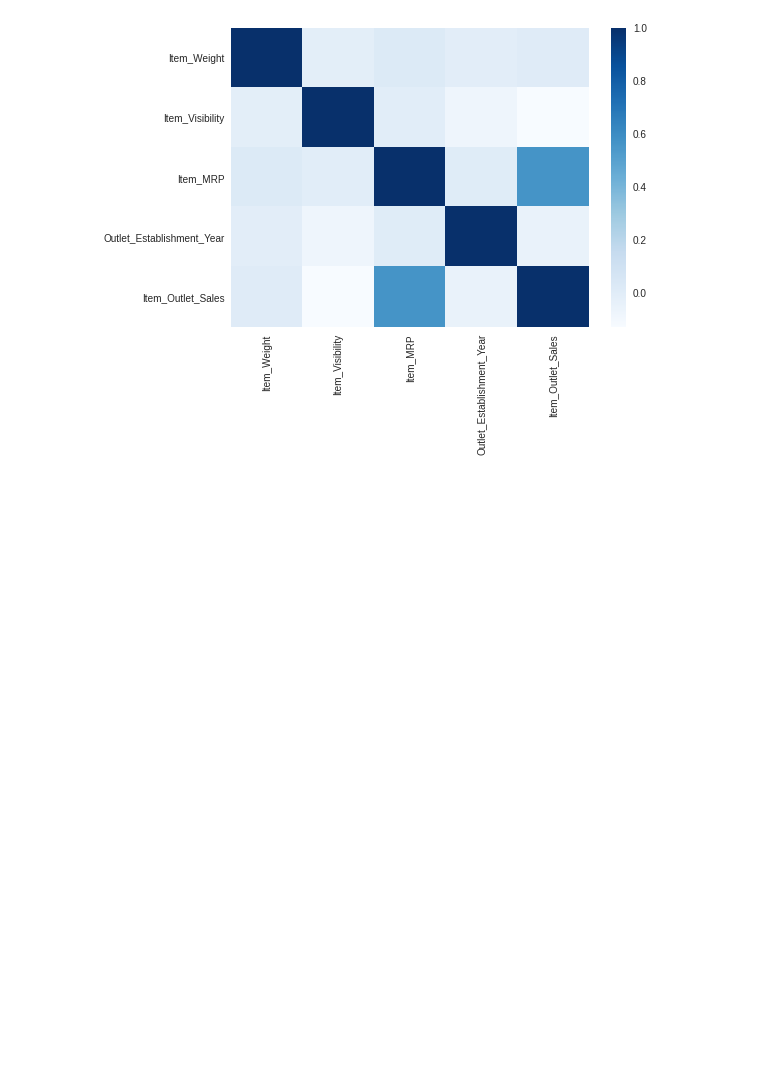
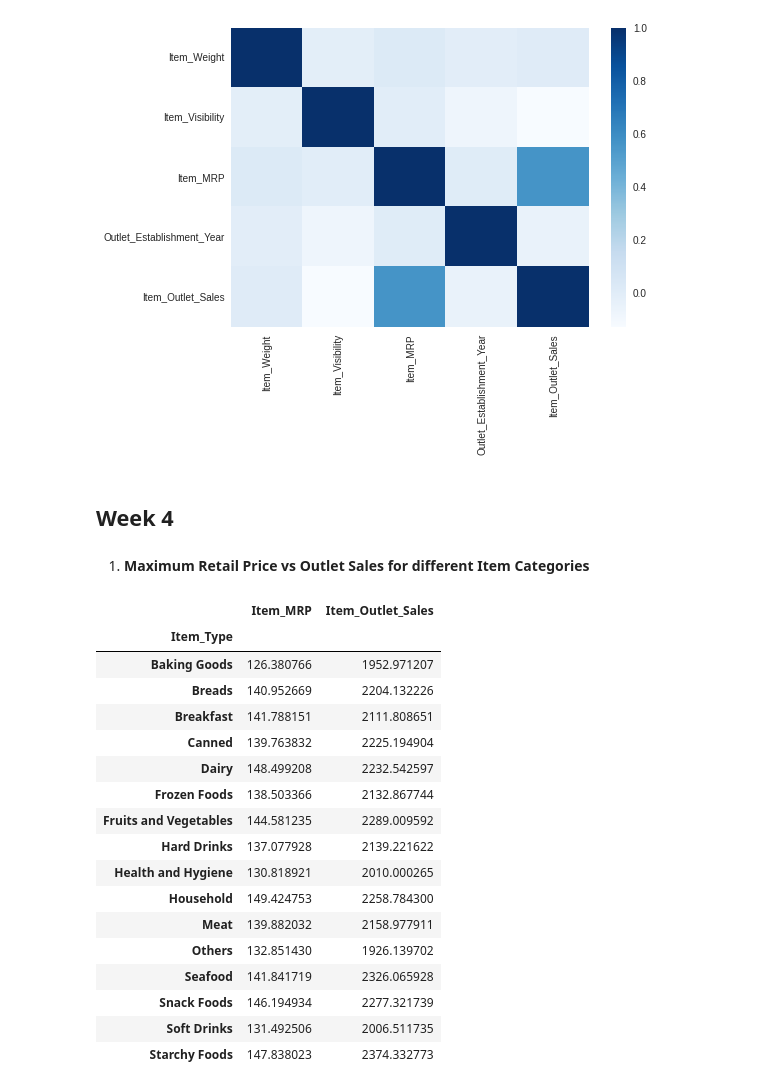
Before and after one commit to ialkamal/food-sales-predictions, a Jupyter notebook: food_sales_predictions.ipynb, the cells around one changed output. Saved outputs shown, nothing was run; the diff lists cells and outputs as text; code cells hidden in the pictures; blank space fills up the shorter version.

```diff
--- a/food_sales_predictions.ipynb
+++ b/food_sales_predictions.ipynb
@@ -433,3 +434,29 @@ sns.heatmap(corr,cmap="Blues")
 # %% [output]
 <matplotlib.axes._subplots.AxesSubplot at 0x...>
 [figure]
+# %% [markdown]
+## Week 4
+# %% [markdown]
+1. **Maximum Retail Price vs Outlet Sales for different Item Categories**
+# %%
+ot =  sales_ds.groupby('Item_Type')['Item_MRP','Item_Outlet_Sales'].mean()
+ot
+# %% [output]
+|  | Item_MRP | Item_Outlet_Sales |
+| Item_Type |  |  |
+| Baking Goods | 126.380766 | 1952.971207 |
+| Breads | 140.952669 | 2204.132226 |
+| Breakfast | 141.788151 | 2111.808651 |
+| Canned | 139.763832 | 2225.194904 |
+| Dairy | 148.499208 | 2232.542597 |
+| Frozen Foods | 138.503366 | 2132.867744 |
+| Fruits and Vegetables | 144.581235 | 2289.009592 |
+| Hard Drinks | 137.077928 | 2139.221622 |
+| Health and Hygiene | 130.818921 | 2010.000265 |
+| Household | 149.424753 | 2258.784300 |
+| Meat | 139.882032 | 2158.977911 |
+| Others | 132.851430 | 1926.139702 |
+| Seafood | 141.841719 | 2326.065928 |
+| Snack Foods | 146.194934 | 2277.321739 |
+| Soft Drinks | 131.492506 | 2006.511735 |
+| Starchy Foods | 147.838023 | 2374.332773 |
```
Also changed, not shown: parts of 4 cells of this notebook.
